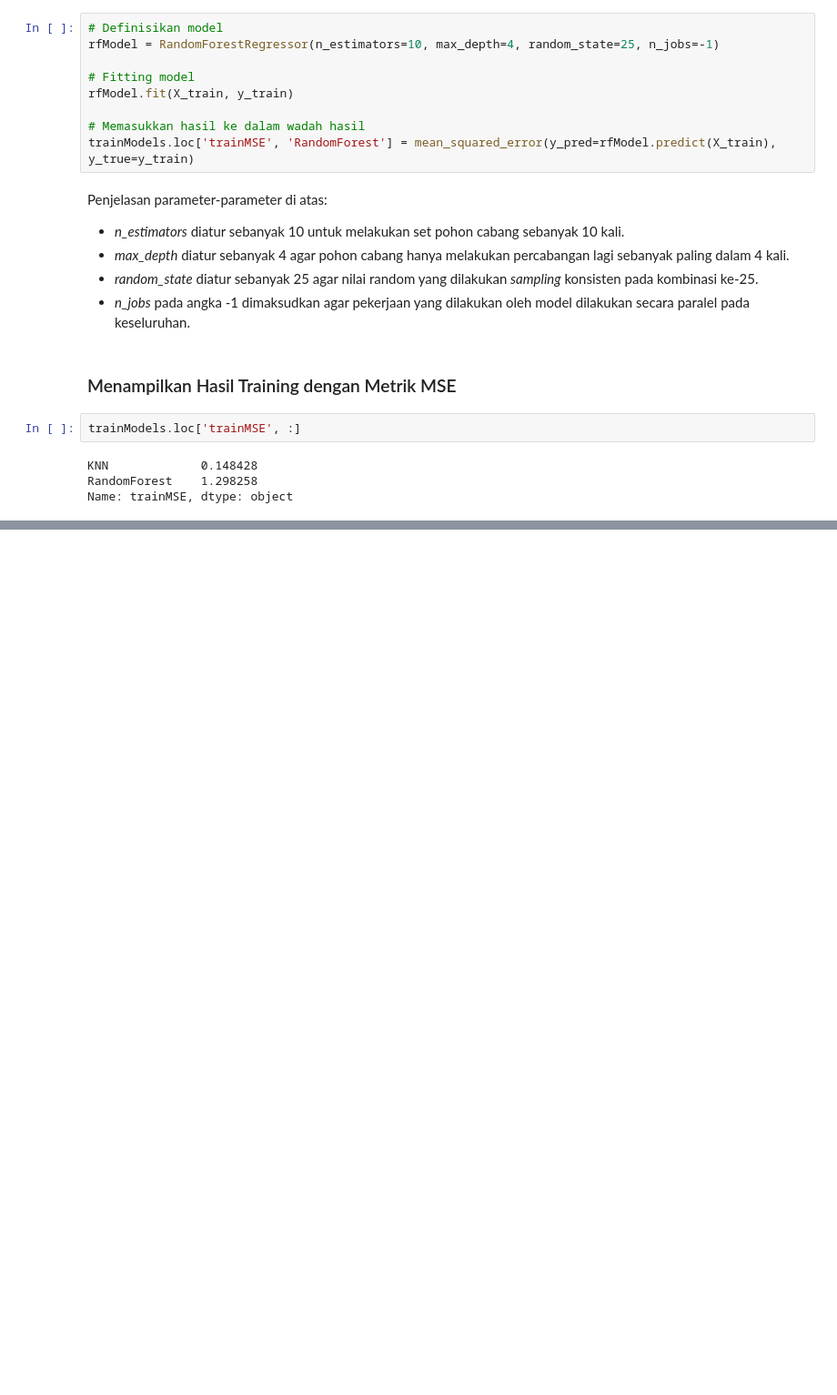
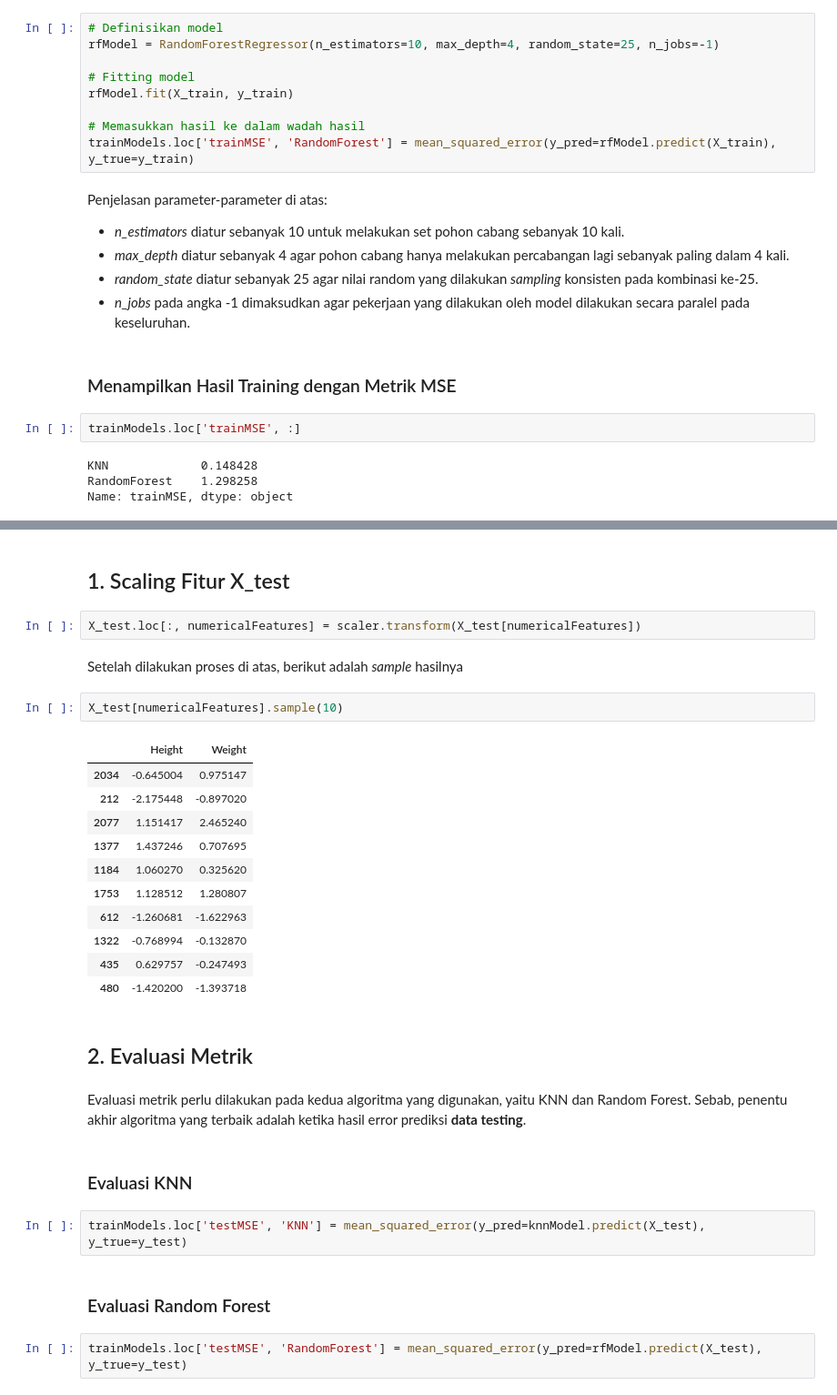
Before and after one commit to ishala/obesity-analysis-and-recommender-system, a Jupyter notebook: Submission 1/analisis.ipynb, the cells around one changed output, grey strips where cells are left out. Shown at 91% size. Saved outputs shown, nothing was run; the diff lists cells and outputs as text; blank space fills up the shorter version.

```diff
--- a/Submission 1/analisis.ipynb
+++ b/Submission 1/analisis.ipynb
@@ -830,0 +845,32 @@ Name: trainMSE, dtype: object
+# %% [markdown]
+## 1. Scaling Fitur X_test
+# %%
+X_test.loc[:, numericalFeatures] = scaler.transform(X_test[numericalFeatures])
+# %% [markdown]
+Setelah dilakukan proses di atas, berikut adalah *sample* hasilnya
+# %%
+X_test[numericalFeatures].sample(10)
+# %% [output]
+|  | Height | Weight |
+| 2034 | -0.645004 | 0.975147 |
+| 212 | -2.175448 | -0.897020 |
+| 2077 | 1.151417 | 2.465240 |
+| 1377 | 1.437246 | 0.707695 |
+| 1184 | 1.060270 | 0.325620 |
+| 1753 | 1.128512 | 1.280807 |
+| 612 | -1.260681 | -1.622963 |
+| 1322 | -0.768994 | -0.132870 |
+| 435 | 0.629757 | -0.247493 |
+| 480 | -1.420200 | -1.393718 |
+# %% [markdown]
+## 2. Evaluasi Metrik
+# %% [markdown]
+Evaluasi metrik perlu dilakukan pada kedua algoritma yang digunakan, yaitu KNN dan Random Forest. Sebab, penentu akhir algoritma yang terbaik adalah ketika hasil error prediksi **data testing**.
+# %% [markdown]
+### Evaluasi KNN
+# %%
+trainModels.loc['testMSE', 'KNN'] = mean_squared_error(y_pred=knnModel.predict(X_test), y_true=y_test)
+# %% [markdown]
+### Evaluasi Random Forest
+# %%
+trainModels.loc['testMSE', 'RandomForest'] = mean_squared_error(y_pred=rfModel.predict(X_test), y_true=y_test)
```
Also changed, not shown: parts of 18 cells of this notebook, 4 other files.
